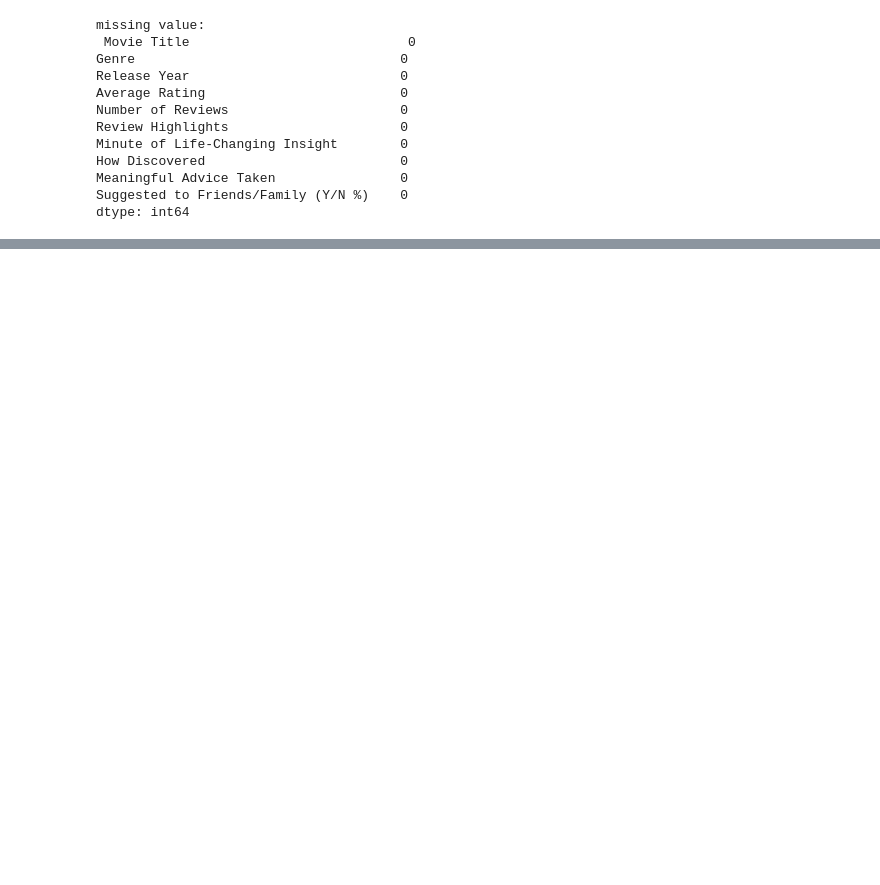
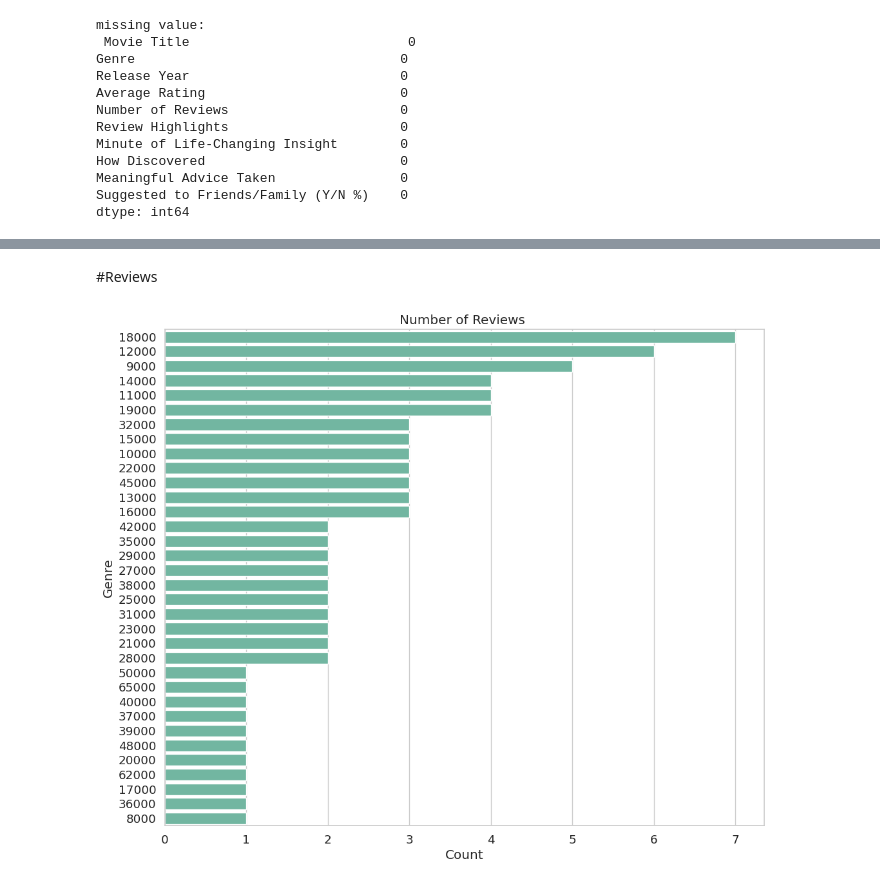
Before and after one commit to NahomJan/Centralized-repository-shipping_calculations, a Jupyter notebook: EDA.ipynb, the cells around one changed output, grey strips where cells are left out. Drawn from its saved outputs; the diff is of its cells as text; code cells hidden in the pictures; blank space fills up the shorter version.

```diff
--- a/EDA.ipynb
+++ b/EDA.ipynb
@@ -78,0 +159,12 @@ dtype: int64
+# %% [markdown]
+#Reviews
+# %%
+#Reviews
+plt.figure(figsize=(12,10))
+sns.countplot(data=df, y='number_of_reviews', order=df['number_of_reviews'].value_counts().index)
+plt.title('Number of Reviews ')
+plt.xlabel('Count')
+plt.ylabel('Genre')
+plt.show()
+# %% [output]
+[figure, added]
```
Also changed, not shown: parts of 12 cells of this notebook.
